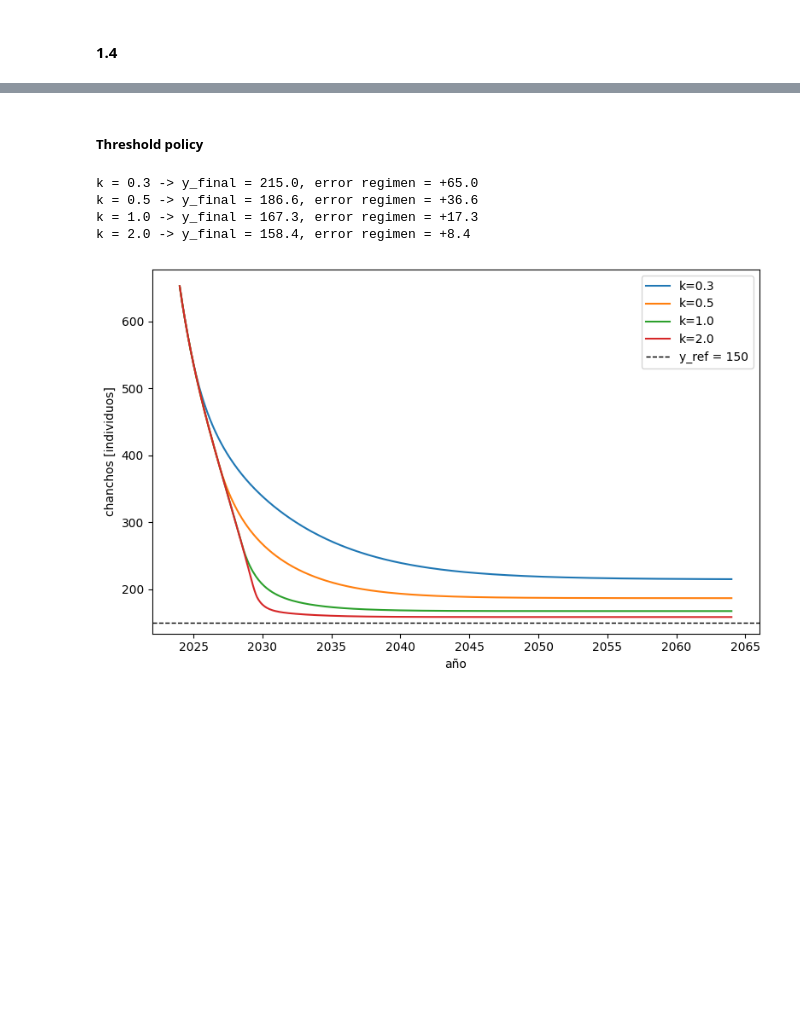
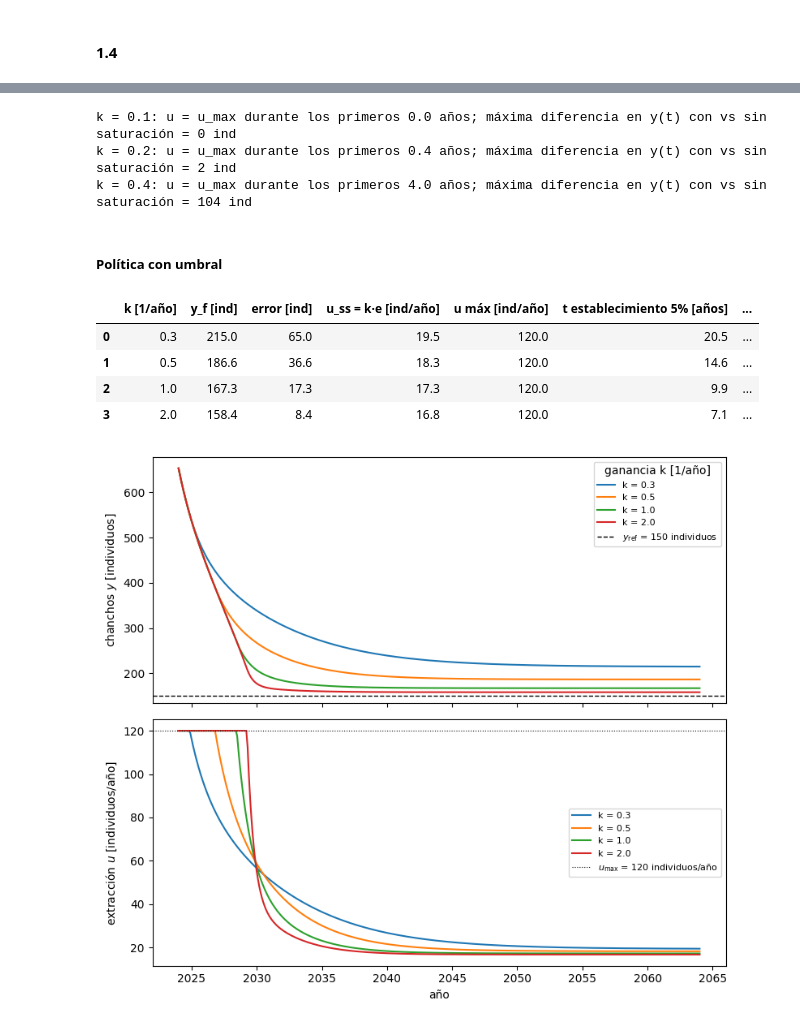
Before and after one commit to PilarOtero/tp1-dinamica-de-sistemas, a Jupyter notebook: notebook.ipynb, the cells around one changed output, grey strips where cells are left out. Saved outputs shown, nothing was run; the diff lists cells and outputs as text; code cells hidden in the pictures; blank space fills up the shorter version.

```diff
--- a/notebook.ipynb
+++ b/notebook.ipynb
@@ -513,5 +677,17 @@ Extracted with saturation = 1019
+# %%
+for k in [0.1, 0.2, 0.4]:
+    sol = results_saturation[k]
+    saturado = k * sol.y[1] >= u_max
+    dur = sol.t[saturado].max() if saturado.any() else 0.0
+    dif = np.max(np.abs(sol.y[1] - results[k].y[1]))
+    print(f"k = {k}: u = u_max durante los primeros {dur:.1f} años; "
+          f"máxima diferencia en y(t) con vs sin saturación = {dif:.0f} ind")
+# %% [output]
+k = 0.1: u = u_max durante los primeros 0.0 años; máxima diferencia en y(t) con vs sin saturación = 0 ind
+k = 0.2: u = u_max durante los primeros 0.4 años; máxima diferencia en y(t) con vs sin saturación = 2 ind
+k = 0.4: u = u_max durante los primeros 4.0 años; máxima diferencia en y(t) con vs sin saturación = 104 ind
 # %% [markdown]
-##### **Threshold policy**
+##### **Política con umbral**
 # %%
 y_ref = 150
 # %%
@@ -522,31 +698,45 @@ def threshold_lotka_volterra(tm, z, k):
     dydt = y * (a2 - b21 * x - b22 * y) - u
     return np.array([dxdt, dydt])
 # %%
+k_umbral = [0.3, 0.5, 1.0, 2.0]
 results_threshold_policy = {}
-for k in [0.3, 0.5, 1.0, 2.0]:
-    solution = solve_ivp(threshold_lotka_volterra, [0, 40], z0_24, args = (k, ), dense_output = True, max_step = 0.5, t_eval = t_list)
-    results_threshold_policy[k] = solution
-
-    y_final = solution.y[1, -1]
-    error_regimen = y_final - y_ref
-    print(f'k = {k} -> y_final = {y_final:.1f}, error regimen = {error_regimen:+.1f}')
+filas = []
+for k in k_umbral:
+    sol = solve_ivp(threshold_lotka_volterra, [0, 40], z0_24, args = (k, ),
+                    dense_output = True, rtol = RTOL, atol = ATOL, t_eval = t_list)
+    results_threshold_policy[k] = sol
+    y_f = sol.y[1, -1]
+    e_ss = y_f - y_ref
+    u_t = np.minimum(u_max, k * np.maximum(0, sol.y[1] - y_ref))
+    fuera = np.abs(sol.y[1] - y_f) > 0.05 * y_f
+    t_est = sol.t[fuera].max() if fuera.any() else 0.0
+    filas.append([k, y_f, e_ss, k * e_ss, u_t.max(), t_est, np.trapezoid(u_t, sol.t)])
+tabla_umbral = pd.DataFrame(filas, columns=["k [1/año]", "y_f [ind]", "error [ind]",
+                                            "u_ss = k·e [ind/año]", "u máx [ind/año]",
+                                            "t establecimiento 5% [años]", "extraídos [ind]"])
+display(tabla_umbral.round(1))
 # %% [output]
-k = 0.3 -> y_final = 215.0, error regimen = +65.0
-k = 0.5 -> y_final = 186.6, error regimen = +36.6
-k = 1.0 -> y_final = 167.3, error regimen = +17.3
-k = 2.0 -> y_final = 158.4, error regimen = +8.4
+|  | k [1/año] | y_f [ind] | error [ind] | u_ss = k·e [ind/año] | u máx [ind/año] | t establecimiento 5% [años] | ... |
+| 0 | 0.3 | 215.0 | 65.0 | 19.5 | 120.0 | 20.5 | ... |
+| 1 | 0.5 | 186.6 | 36.6 | 18.3 | 120.0 | 14.6 | ... |
+| 2 | 1.0 | 167.3 | 17.3 | 17.3 | 120.0 | 9.9 | ... |
+| 3 | 2.0 | 158.4 | 8.4 | 16.8 | 120.0 | 7.1 | ... |
 # %%
-fig, ax = plt.subplots(figsize=(8,5))
-
-for k in [0.3, 0.5, 1.0, 2.0]:
+fig, axs = plt.subplots(2, 1, figsize=(8, 7), sharex=True)
+for k in k_umbral:
     sol = results_threshold_policy[k]
-    ax.plot(2024 + sol.t, sol.y[1], label=f"k={k}")
-ax.axhline(y_ref, color='k', ls='--', lw=1, label="y_ref = 150")
-ax.set_xlabel("año"); ax.set_ylabel("chanchos [individuos]")
-ax.legend()
-plt.tight_layout()
+    axs[0].plot(2024 + sol.t, sol.y[1], label=f"k = {k}")
+    axs[1].plot(2024 + sol.t, np.minimum(u_max, k * np.maximum(0, sol.y[1] - y_ref)), label=f"k = {k}")
+axs[0].axhline(y_ref, color='k', ls='--', lw=1, label=r"$y_{\mathrm{ref}}$ = 150 individuos")
+axs[1].axhline(u_max, color='k', ls=':', lw=0.8, label=r"$u_{\max}$ = 120 individuos/año")
+axs[0].set_ylabel("chanchos $y$ [individuos]")
+axs[1].set_ylabel("extracción $u$ [individuos/año]")
+axs[1].set_xlabel("año")
+axs[0].legend(title="ganancia k [1/año]", fontsize=8); axs[1].legend(fontsize=8)
+fig.tight_layout()
+guardar(fig, "umbral.png")
 plt.show()
 # %% [output]
-[figure, old version]
+[figure, new version]
 # %%
 x_no_control = results[0].y[0, -1]
```
Also changed, not shown: parts of 37 cells of this notebook, 6 other files.
